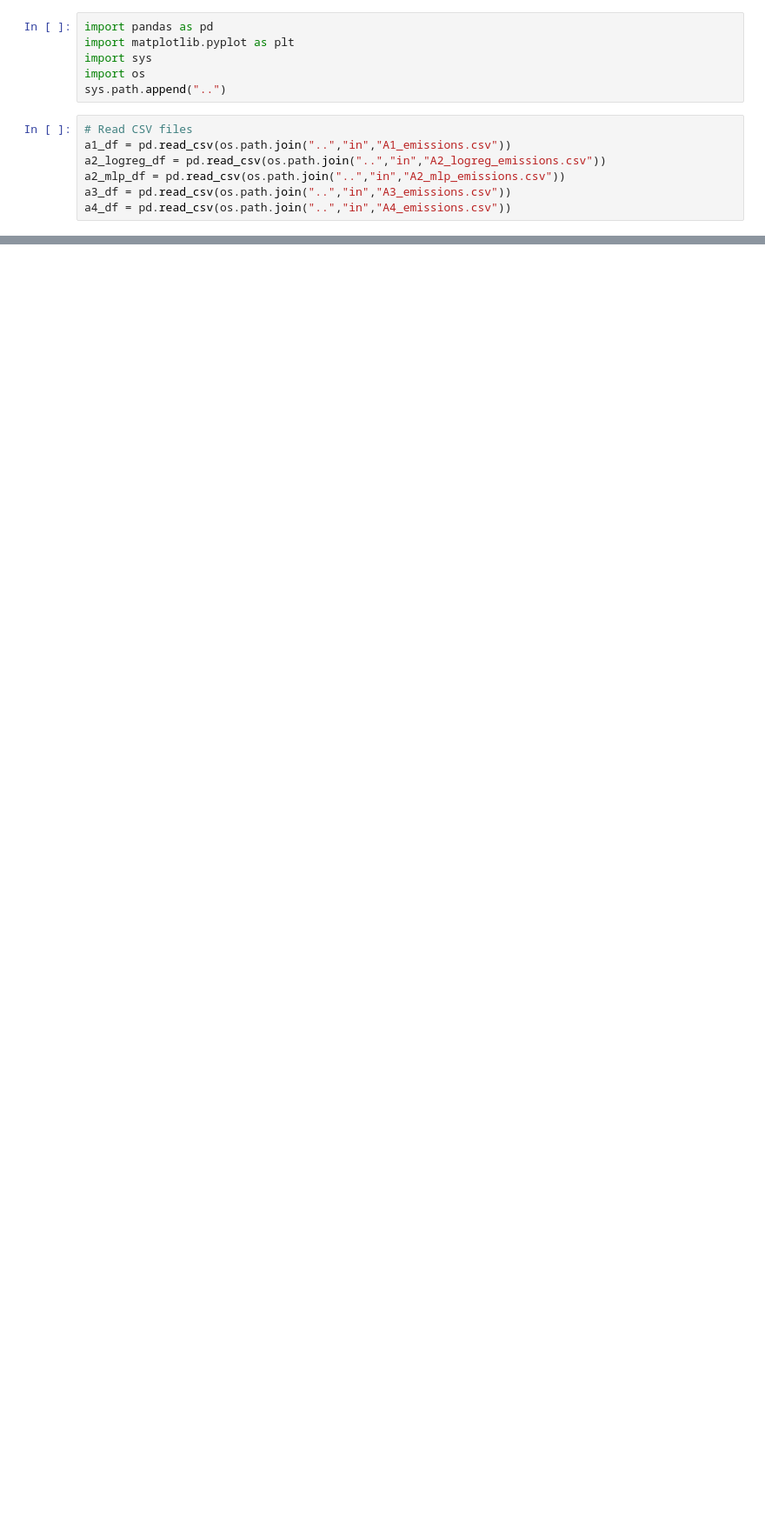
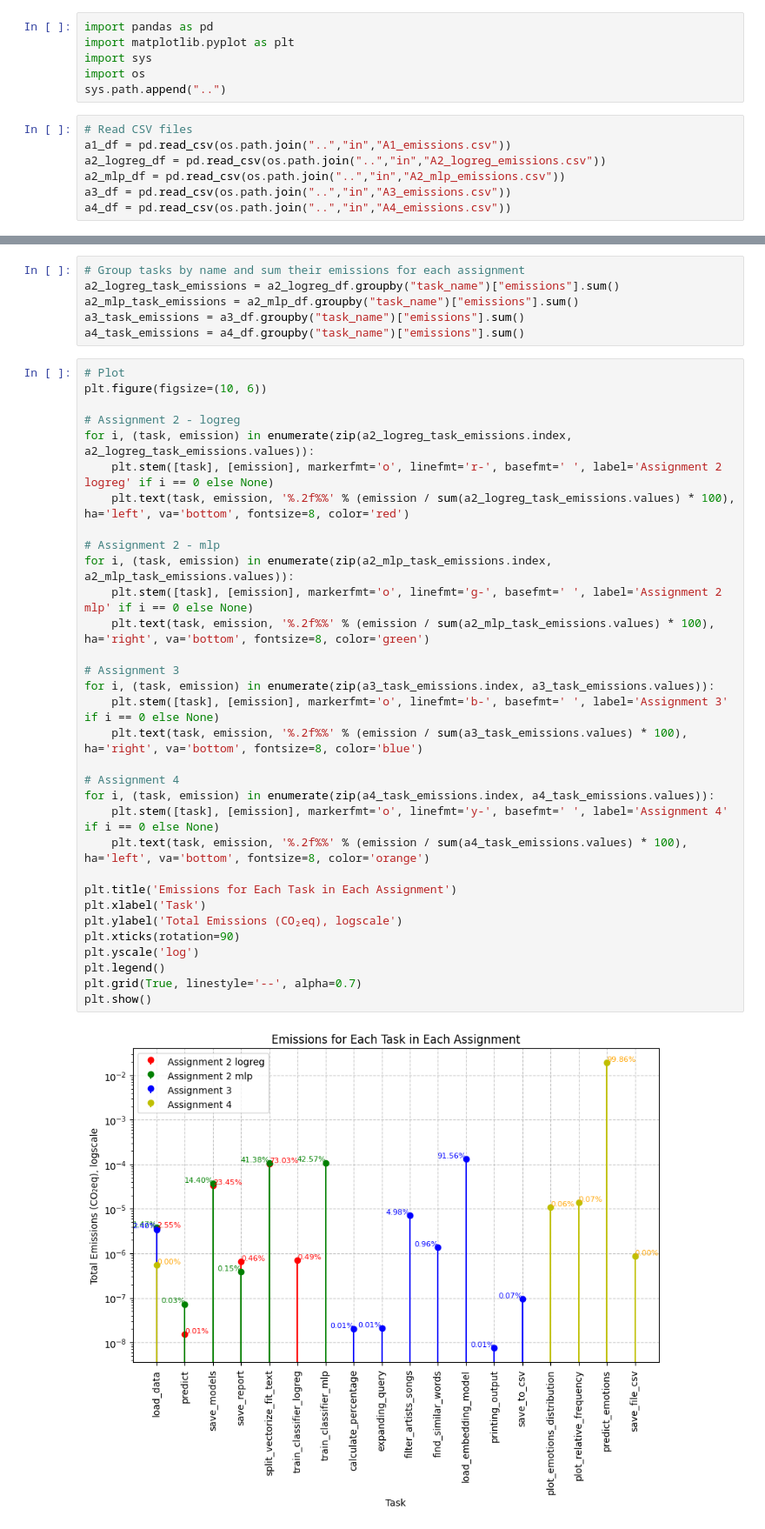
Before and after one commit to sabszh/cds_la, a Jupyter notebook: assignments/A5/src/plots.ipynb, the cells around one changed output, grey strips where cells are left out. Shown at 87% size. Drawn from its saved outputs; the diff is of its cells as text; blank space fills up the shorter version.

```diff
--- a/assignments/A5/src/plots.ipynb
+++ b/assignments/A5/src/plots.ipynb
@@ -25,0 +56,40 @@ max(total_emissions, key=total_emissions.get)
+# %%
+# Group tasks by name and sum their emissions for each assignment
+a2_logreg_task_emissions = a2_logreg_df.groupby("task_name")["emissions"].sum()
+a2_mlp_task_emissions = a2_mlp_df.groupby("task_name")["emissions"].sum()
+a3_task_emissions = a3_df.groupby("task_name")["emissions"].sum()
+a4_task_emissions = a4_df.groupby("task_name")["emissions"].sum()
+# %%
+# Plot
+plt.figure(figsize=(10, 6))
+
+# Assignment 2 - logreg
+for i, (task, emission) in enumerate(zip(a2_logreg_task_emissions.index, a2_logreg_task_emissions.values)):
+    plt.stem([task], [emission], markerfmt='o', linefmt='r-', basefmt=' ', label='Assignment 2 logreg' if i == 0 else None)
+    plt.text(task, emission, '%.2f%%' % (emission / sum(a2_logreg_task_emissions.values) * 100), ha='left', va='bottom', fontsize=8, color='red')
+
+# Assignment 2 - mlp
+for i, (task, emission) in enumerate(zip(a2_mlp_task_emissions.index, a2_mlp_task_emissions.values)):
+    plt.stem([task], [emission], markerfmt='o', linefmt='g-', basefmt=' ', label='Assignment 2 mlp' if i == 0 else None)
+    plt.text(task, emission, '%.2f%%' % (emission / sum(a2_mlp_task_emissions.values) * 100), ha='right', va='bottom', fontsize=8, color='green')
+
+# Assignment 3
+for i, (task, emission) in enumerate(zip(a3_task_emissions.index, a3_task_emissions.values)):
+    plt.stem([task], [emission], markerfmt='o', linefmt='b-', basefmt=' ', label='Assignment 3' if i == 0 else None)
+    plt.text(task, emission, '%.2f%%' % (emission / sum(a3_task_emissions.values) * 100), ha='right', va='bottom', fontsize=8, color='blue')
+
+# Assignment 4
+for i, (task, emission) in enumerate(zip(a4_task_emissions.index, a4_task_emissions.values)):
+    plt.stem([task], [emission], markerfmt='o', linefmt='y-', basefmt=' ', label='Assignment 4' if i == 0 else None)
+    plt.text(task, emission, '%.2f%%' % (emission / sum(a4_task_emissions.values) * 100), ha='left', va='bottom', fontsize=8, color='orange')
+
+plt.title('Emissions for Each Task in Each Assignment')
+plt.xlabel('Task')
+plt.ylabel('Total Emissions (CO₂eq), logscale')
+plt.xticks(rotation=90)
+plt.yscale('log')
+plt.legend()
+plt.grid(True, linestyle='--', alpha=0.7)
+plt.show()
+# %% [output]
+[figure, added]
```
Also changed, not shown: parts of 3 cells of this notebook, 7 other files.
